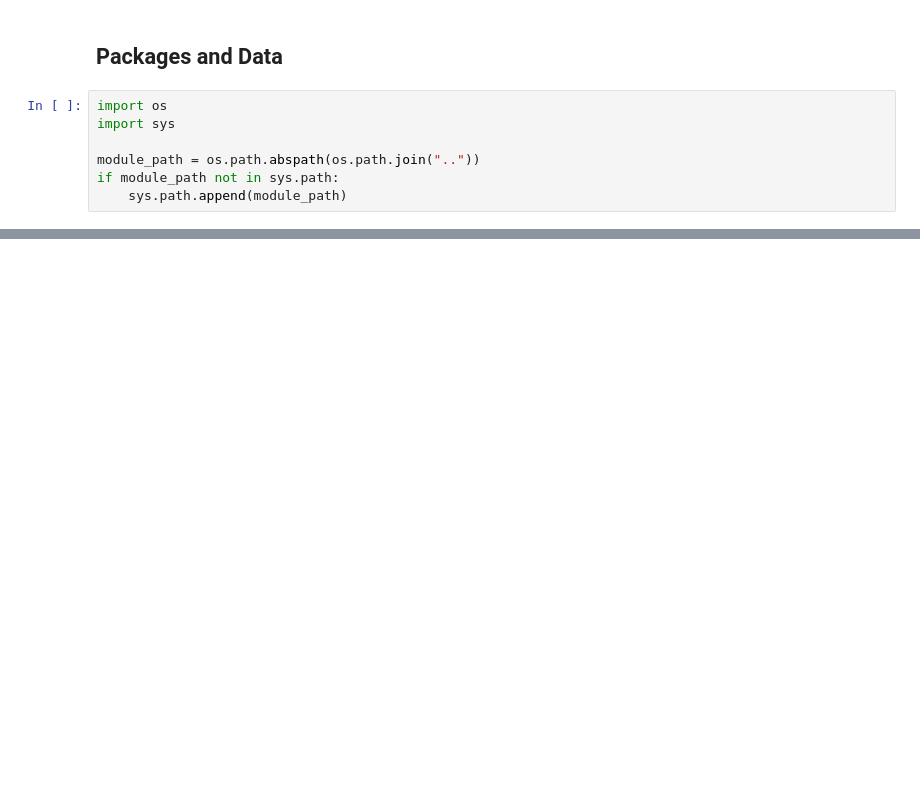
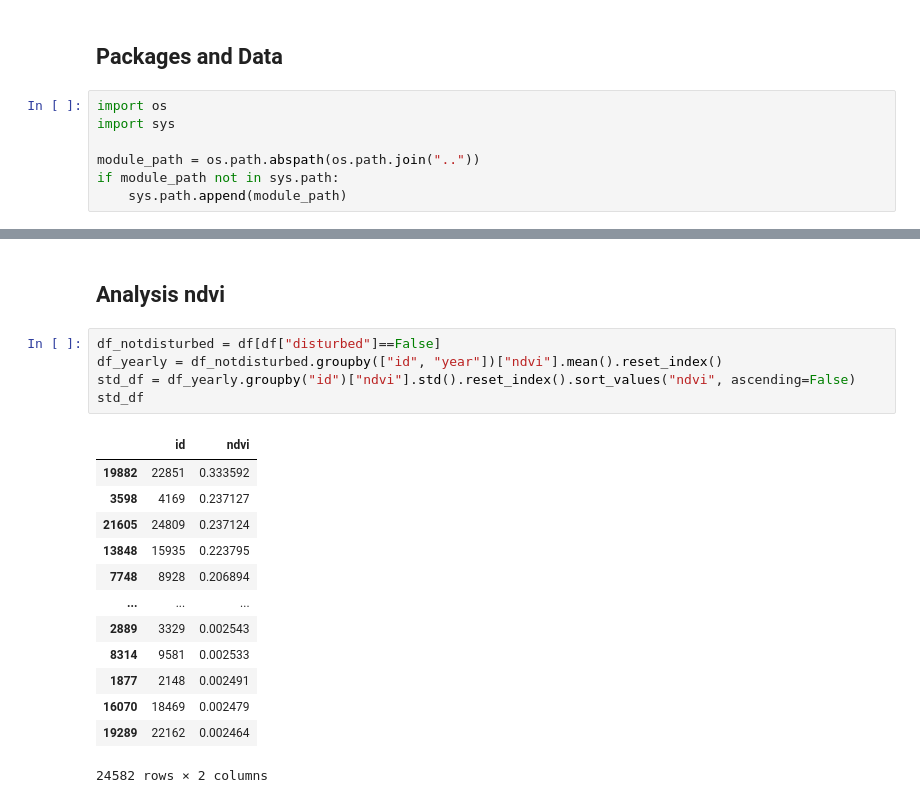
Before and after one commit to RafaelRiesle/tree_classification, a Jupyter notebook: notebooks/evelin/detect_disturbed_trees.ipynb, the cells around one changed output, grey strips where cells are left out. Drawn from its saved outputs; the diff is of its cells as text; blank space fills up the shorter version.

```diff
--- a/notebooks/evelin/detect_disturbed_trees.ipynb
+++ b/notebooks/evelin/detect_disturbed_trees.ipynb
@@ -42,0 +42,21 @@ SyntaxError: invalid syntax (3873020915.py, line 1)
+# %% [markdown]
+## Analysis ndvi
+# %%
+df_notdisturbed = df[df["disturbed"]==False]
+df_yearly = df_notdisturbed.groupby(["id", "year"])["ndvi"].mean().reset_index()
+std_df = df_yearly.groupby("id")["ndvi"].std().reset_index().sort_values("ndvi", ascending=False)
+std_df
+# %% [output]
+|  | id | ndvi |
+| 19882 | 22851 | 0.333592 |
+| 3598 | 4169 | 0.237127 |
+| 21605 | 24809 | 0.237124 |
+| 13848 | 15935 | 0.223795 |
+| 7748 | 8928 | 0.206894 |
+| ... | ... | ... |
+| 2889 | 3329 | 0.002543 |
+| 8314 | 9581 | 0.002533 |
+| 1877 | 2148 | 0.002491 |
+| 16070 | 18469 | 0.002479 |
+| 19289 | 22162 | 0.002464 |
+24582 rows × 2 columns
```
Also changed, not shown: parts of 11 cells of this notebook.
